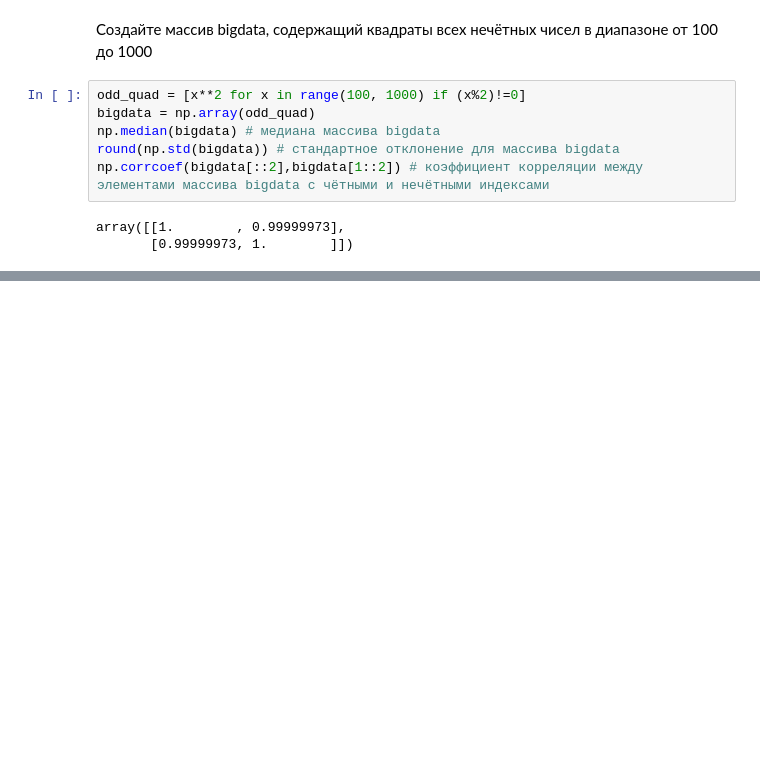
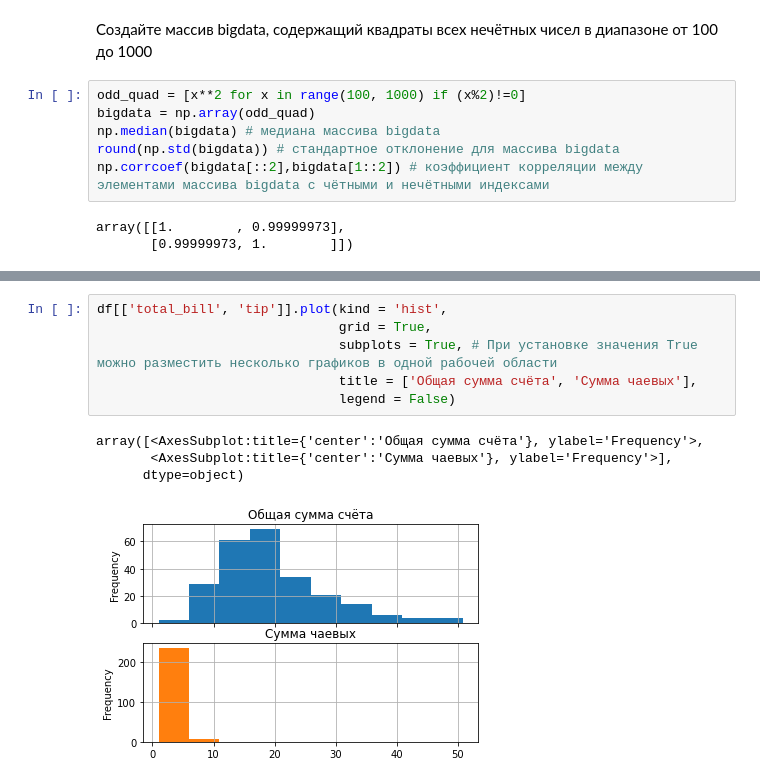
Before and after one commit to Demistus/Python9_learn, a Jupyter notebook: numpy.ipynb, the cells around one changed output, grey strips where cells are left out. Cells and saved outputs as stored; diff of their text form; blank space fills up the shorter version.

```diff
--- a/numpy.ipynb
+++ b/numpy.ipynb
@@ -274,0 +296,11 @@ array([[1.        , 0.99999973],
+# %%
+df[['total_bill', 'tip']].plot(kind = 'hist',
+                               grid = True,
+                               subplots = True, # При установке значения True можно разместить несколько графиков в одной рабочей области
+                               title = ['Общая сумма счёта', 'Сумма чаевых'],
+                               legend = False)
+# %% [output]
+array([<AxesSubplot:title={'center':'Общая сумма счёта'}, ylabel='Frequency'>,
+       <AxesSubplot:title={'center':'Сумма чаевых'}, ylabel='Frequency'>],
+      dtype=object)
+[figure, added]
```
Also changed, not shown: parts of 13 cells of this notebook, 1 other file.
